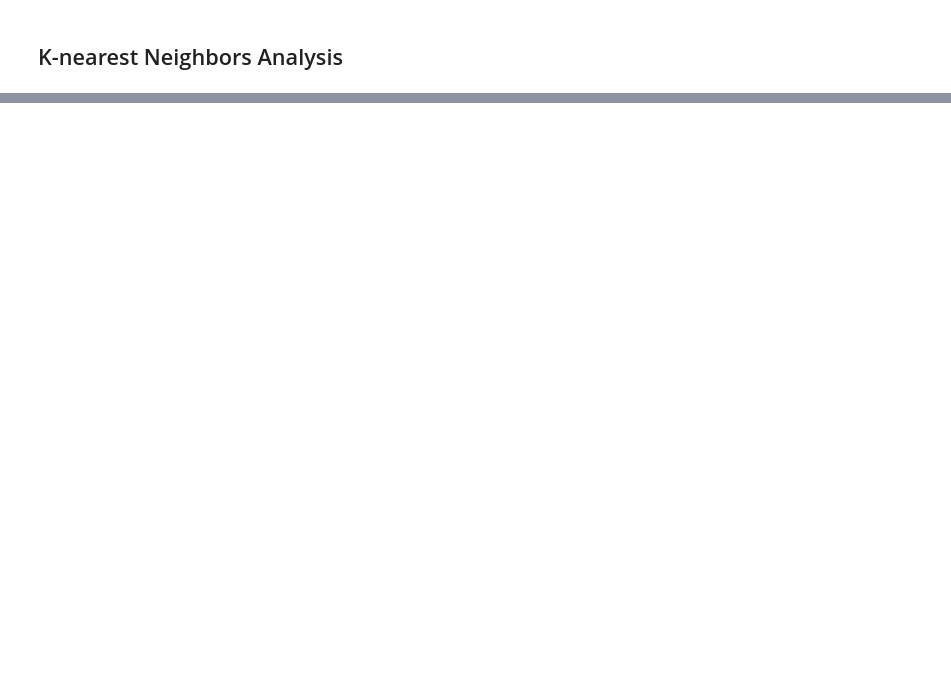
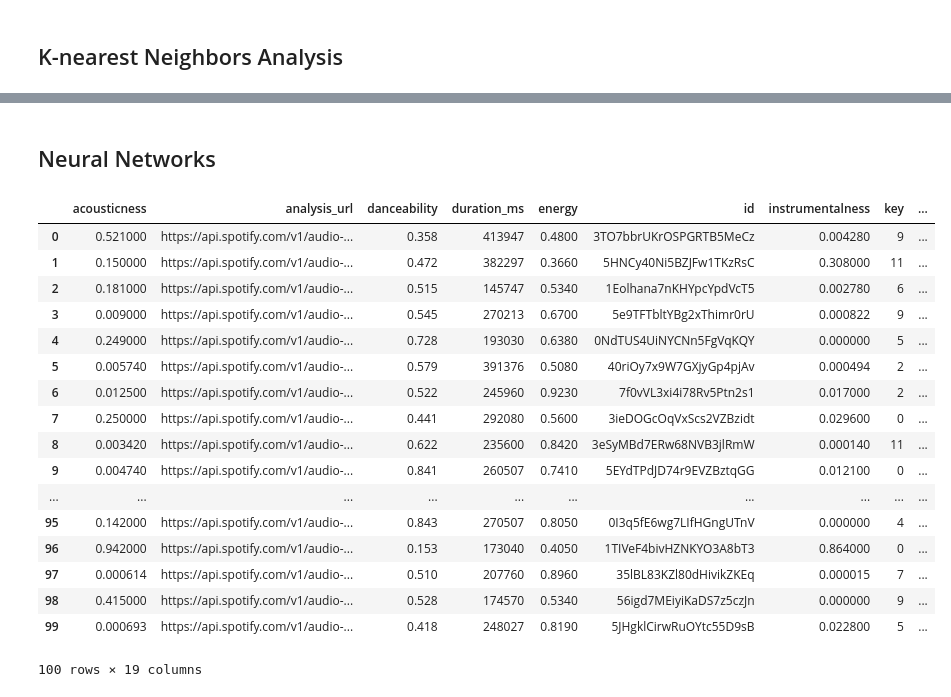
Before and after one commit to snekiam/SLOHacks, a Jupyter notebook: ml/Machine Learning.ipynb, the cells around one changed output, grey strips where cells are left out. Saved outputs shown, nothing was run; the diff lists cells and outputs as text; code cells hidden in the pictures; blank space fills up the shorter version.

```diff
--- a/ml/Machine Learning.ipynb
+++ b/ml/Machine Learning.ipynb
@@ -134,0 +165,2 @@ genre_tracks.loc[ranked_indices, 'id'].tolist()
+# %% [markdown]
+## Neural Networks
@@ -134,0 +170,21 @@ genre_tracks.loc[ranked_indices, 'id'].tolist()
+# %%
+top_tracks
+# %% [output]
+|  | acousticness | analysis_url | danceability | duration_ms | energy | id | instrumentalness | key | ... |
+| 0 | 0.521000 | https://api.spotify.com/v1/audio-... | 0.358 | 413947 | 0.4800 | 3TO7bbrUKrOSPGRTB5MeCz | 0.004280 | 9 | ... |
+| 1 | 0.150000 | https://api.spotify.com/v1/audio-... | 0.472 | 382297 | 0.3660 | 5HNCy40Ni5BZJFw1TKzRsC | 0.308000 | 11 | ... |
+| 2 | 0.181000 | https://api.spotify.com/v1/audio-... | 0.515 | 145747 | 0.5340 | 1Eolhana7nKHYpcYpdVcT5 | 0.002780 | 6 | ... |
+| 3 | 0.009000 | https://api.spotify.com/v1/audio-... | 0.545 | 270213 | 0.6700 | 5e9TFTbltYBg2xThimr0rU | 0.000822 | 9 | ... |
+| 4 | 0.249000 | https://api.spotify.com/v1/audio-... | 0.728 | 193030 | 0.6380 | 0NdTUS4UiNYCNn5FgVqKQY | 0.000000 | 5 | ... |
+| 5 | 0.005740 | https://api.spotify.com/v1/audio-... | 0.579 | 391376 | 0.5080 | 40riOy7x9W7GXjyGp4pjAv | 0.000494 | 2 | ... |
+| 6 | 0.012500 | https://api.spotify.com/v1/audio-... | 0.522 | 245960 | 0.9230 | 7f0vVL3xi4i78Rv5Ptn2s1 | 0.017000 | 2 | ... |
+| 7 | 0.250000 | https://api.spotify.com/v1/audio-... | 0.441 | 292080 | 0.5600 | 3ieDOGcOqVxScs2VZBzidt | 0.029600 | 0 | ... |
+| 8 | 0.003420 | https://api.spotify.com/v1/audio-... | 0.622 | 235600 | 0.8420 | 3eSyMBd7ERw68NVB3jlRmW | 0.000140 | 11 | ... |
+| 9 | 0.004740 | https://api.spotify.com/v1/audio-... | 0.841 | 260507 | 0.7410 | 5EYdTPdJD74r9EVZBztqGG | 0.012100 | 0 | ... |
+| ... | ... | ... | ... | ... | ... | ... | ... | ... | ... |
+| 95 | 0.142000 | https://api.spotify.com/v1/audio-... | 0.843 | 270507 | 0.8050 | 0I3q5fE6wg7LIfHGngUTnV | 0.000000 | 4 | ... |
+| 96 | 0.942000 | https://api.spotify.com/v1/audio-... | 0.153 | 173040 | 0.4050 | 1TIVeF4bivHZNKYO3A8bT3 | 0.864000 | 0 | ... |
+| 97 | 0.000614 | https://api.spotify.com/v1/audio-... | 0.510 | 207760 | 0.8960 | 35lBL83KZl80dHivikZKEq | 0.000015 | 7 | ... |
+| 98 | 0.415000 | https://api.spotify.com/v1/audio-... | 0.528 | 174570 | 0.5340 | 56igd7MEiyiKaDS7z5czJn | 0.000000 | 9 | ... |
+| 99 | 0.000693 | https://api.spotify.com/v1/audio-... | 0.418 | 248027 | 0.8190 | 5JHgklCirwRuOYtc55D9sB | 0.022800 | 5 | ... |
+100 rows × 19 columns
```
Also changed, not shown: parts of 17 cells of this notebook, 1 other file.
